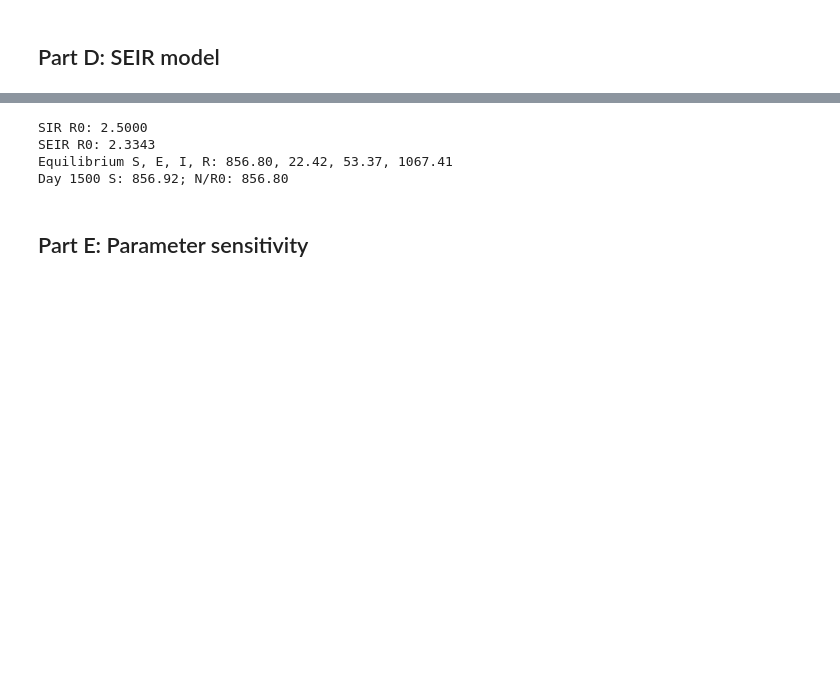
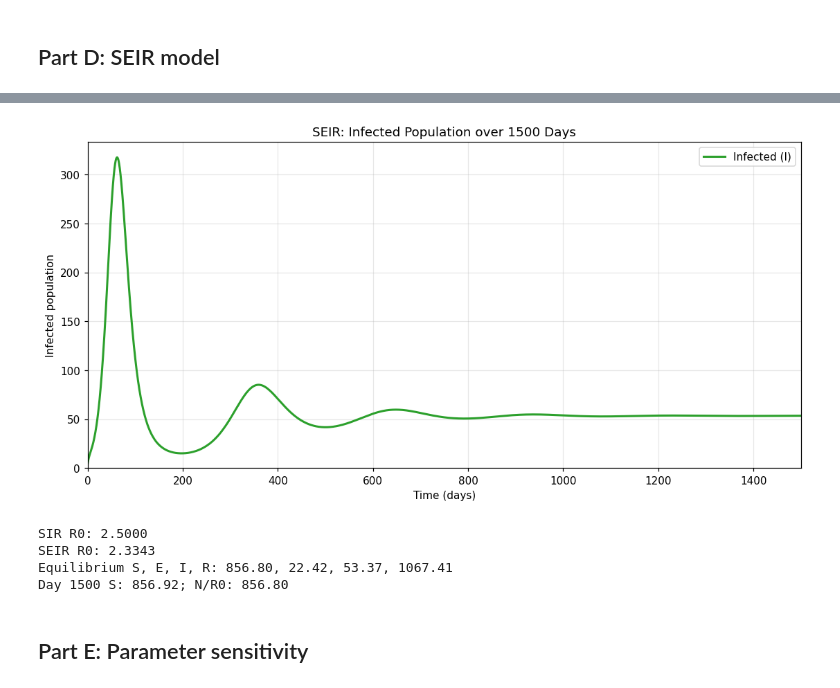
Before and after one commit to OliverSun0106/BMI500-HW1-SIR-SEIR, a Jupyter notebook: HW1_SIR_SEIR.ipynb, the cells around one changed output, grey strips where cells are left out. Saved outputs shown, nothing was run; the diff lists cells and outputs as text; code cells hidden in the pictures; blank space fills up the shorter version.

Commit message:
Add intervention timing experiment, infected plot, and summary slide

```diff
--- a/HW1_SIR_SEIR.ipynb
+++ b/HW1_SIR_SEIR.ipynb
@@ -200,3 +213,18 @@ for simulation_days in [365, 1500]:
+# %%
+# The last Part D run contains the existing 1500-day results.
+fig, ax = plt.subplots(figsize=(10, 5), constrained_layout=True)
+ax.plot(t, I_seir, color="tab:green", linewidth=2, label="Infected (I)")
+ax.set(title="SEIR: Infected Population over 1500 Days",
+       xlabel="Time (days)", ylabel="Infected population", xlim=(0, 1500), ylim=(0, None))
+ax.legend()
+ax.grid(alpha=0.3)
+
+from pathlib import Path
+Path("figures").mkdir(exist_ok=True)
+fig.savefig("figures/seir_infected_1500.png", dpi=180, bbox_inches="tight")
+plt.show()
+# %% [output]
+[figure, added]
 # %%
 # Basic reproduction number and endemic equilibrium
 R0_seir = beta * N * sigma / ((sigma + mu) * (gamma + mu))
```
Also changed, not shown: parts of 6 cells of this notebook, 4 other files.
